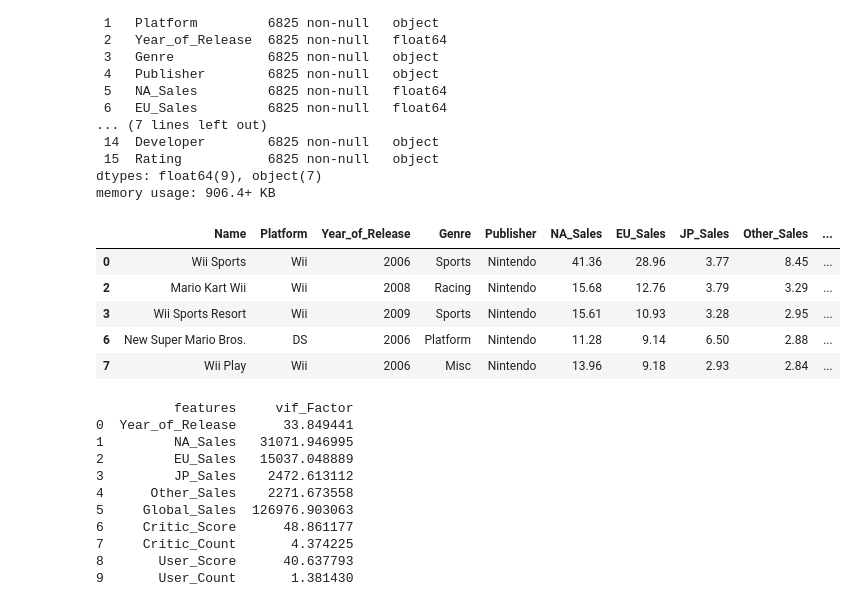
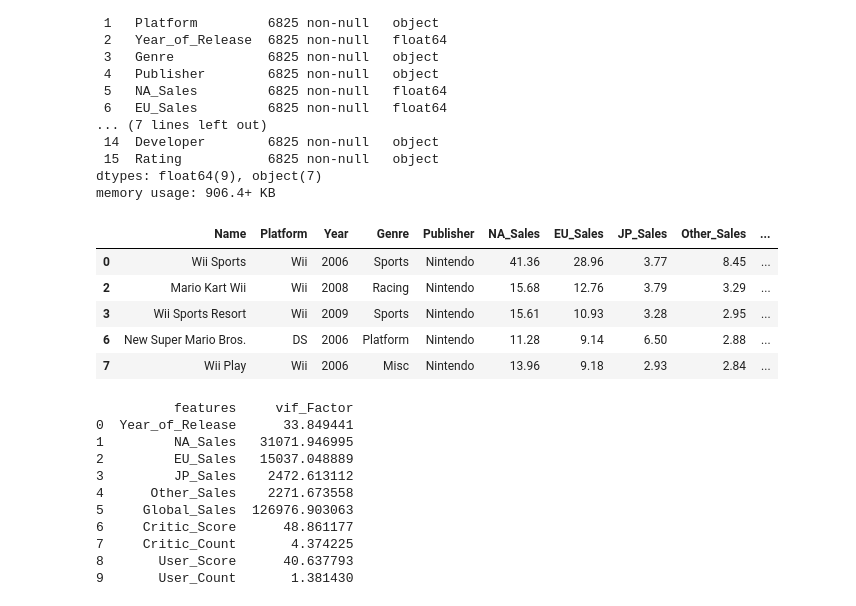
Before and after one commit to kschrock/Math495, a Jupyter notebook: FinalProject.ipynb, the cells around one changed output. Cells and saved outputs as stored; diff of their text form; code cells hidden in the pictures.

```diff
--- a/FinalProject.ipynb
+++ b/FinalProject.ipynb
@@ -45,16 +44,19 @@ memory usage: 906.4+ KB
 # %%
 #'User_Score' rows with 'tbd' values to be dropped
 df = df.drop(df[df.User_Score == 'tbd'].index)
 # Replace old videogame rating convention "K-A" with "E"
 df['Rating']=df['Rating'].replace(['K-A'], 'E')
 #Convert 'Year_of_Release' from float to integer
 df['Year_of_Release']=df['Year_of_Release'].astype(int)
 #Convert 'User_Score' from object to float
-df['User_Score']=10*df['User_Score'].astype(float) ;#what are you doing?
-
+df['User_Score']=10*df['User_Score'].astype(float)
+#rename column
+df = df.rename(columns={"Year_of_Release": "Year"})
+#calculate how old a Video Game is
+df["Age"] = 2018 - df["Year"]
 df.head()
 # %% [output]
-|  | Name | Platform | Year_of_Release | Genre | Publisher | NA_Sales | EU_Sales | JP_Sales | Other_Sales | ... |
+|  | Name | Platform | Year | Genre | Publisher | NA_Sales | EU_Sales | JP_Sales | Other_Sales | ... |
 | 0 | Wii Sports | Wii | 2006 | Sports | Nintendo | 41.36 | 28.96 | 3.77 | 8.45 | ... |
 | 2 | Mario Kart Wii | Wii | 2008 | Racing | Nintendo | 15.68 | 12.76 | 3.79 | 3.29 | ... |
 | 3 | Wii Sports Resort | Wii | 2009 | Sports | Nintendo | 15.61 | 10.93 | 3.28 | 2.95 | ... |
```
Also changed, not shown: parts of 3 cells of this notebook.
